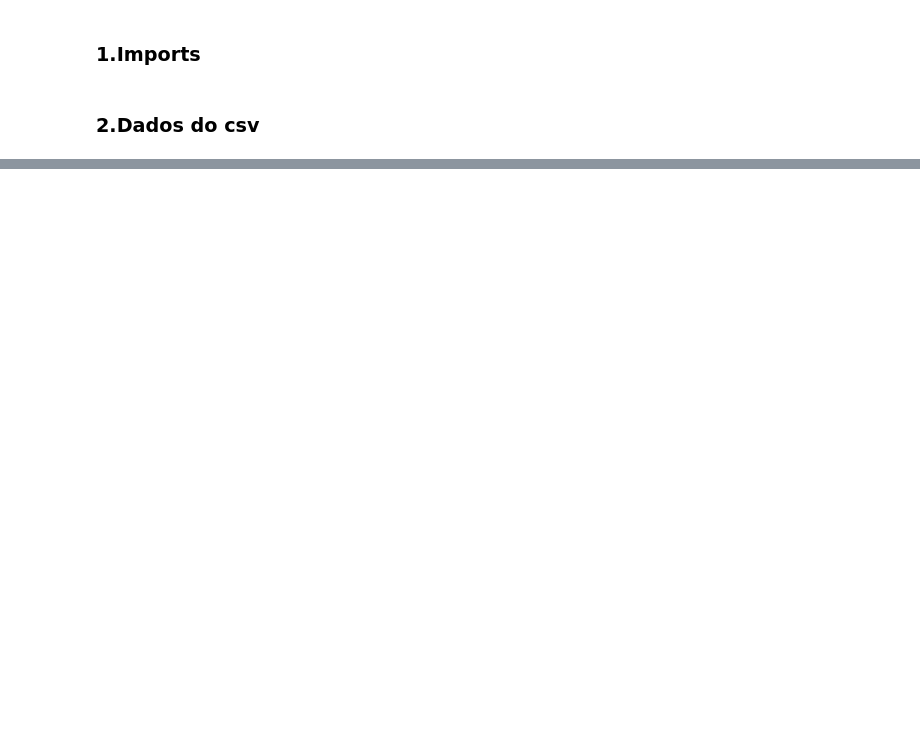
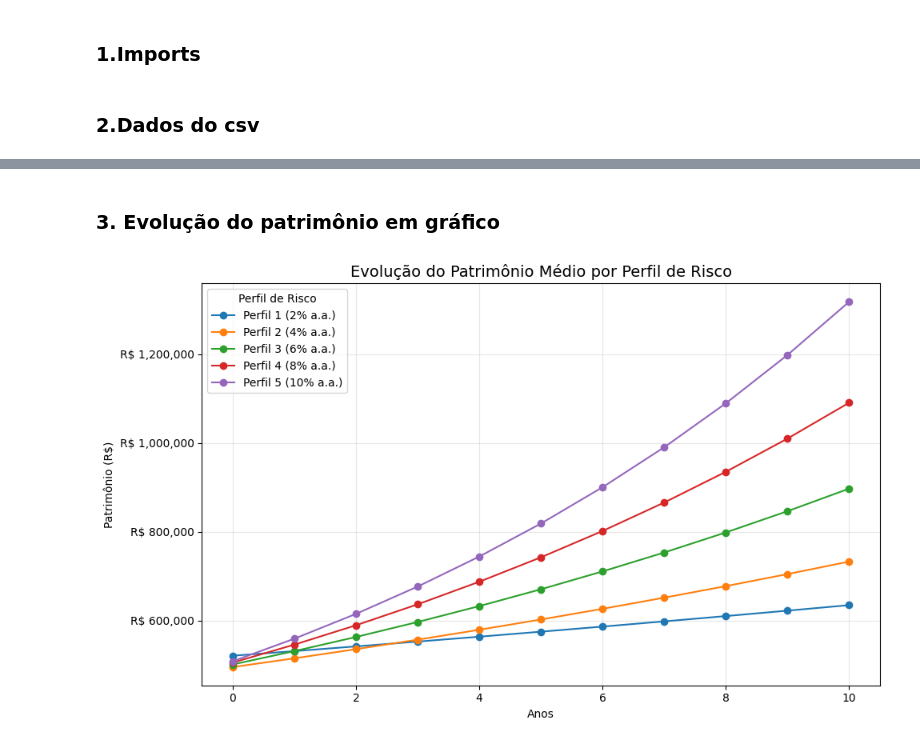
Before and after one commit to leonardolinsz/segment-investors, a Jupyter notebook: investidores.ipynb, the cells around one changed output, grey strips where cells are left out. Cells and saved outputs as stored; diff of their text form; code cells hidden in the pictures; blank space fills up the shorter version.

Commit message:
Plotando gráficos do csv

```diff
--- a/investidores.ipynb
+++ b/investidores.ipynb
@@ -64,0 +66,30 @@ print(df.head())
+# %% [markdown]
+### 3. Evolução do patrimônio em gráfico
+# %%
+# Definindo as variaveis do gráfico
+anos = np.arange(0, 11)
+perfis = {1: 0.02, 2: 0.04, 3: 0.06, 4: 0.08, 5: 0.10}
+saldo_medio = df.groupby('tolerancia_risco')['saldo_investido'].mean()
+
+# Calculando patrimônio
+fig, ax = plt.subplots(figsize=(10, 6))
+for perfil, taxa in perfis.items():
+    saldo_base = saldo_medio.get(perfil, 20000)
+    patrimonio = saldo_base * (1 + taxa) ** anos
+    ax.plot(anos, patrimonio, marker='o', label=f'Perfil {perfil} ({taxa*100:.0f}% a.a.)')
+
+# Definindo propriedades do gráfico
+ax.set_title('Evolução do Patrimônio Médio por Perfil de Risco', fontsize=14)
+ax.set_xlabel('Anos')
+ax.set_ylabel('Patrimônio (R$)')
+ax.legend(title='Perfil de Risco')
+ax.grid(True, alpha=0.3)
+
+# Formatando o valor do patrimônio
+ax.yaxis.set_major_formatter(plt.FuncFormatter(lambda x, _: f'R$ {x:,.0f}'))
+
+# Plotando gráfico
+plt.tight_layout()
+plt.show()
+# %% [output]
+[figure, added]
```
Also changed, not shown: parts of 4 cells of this notebook.
